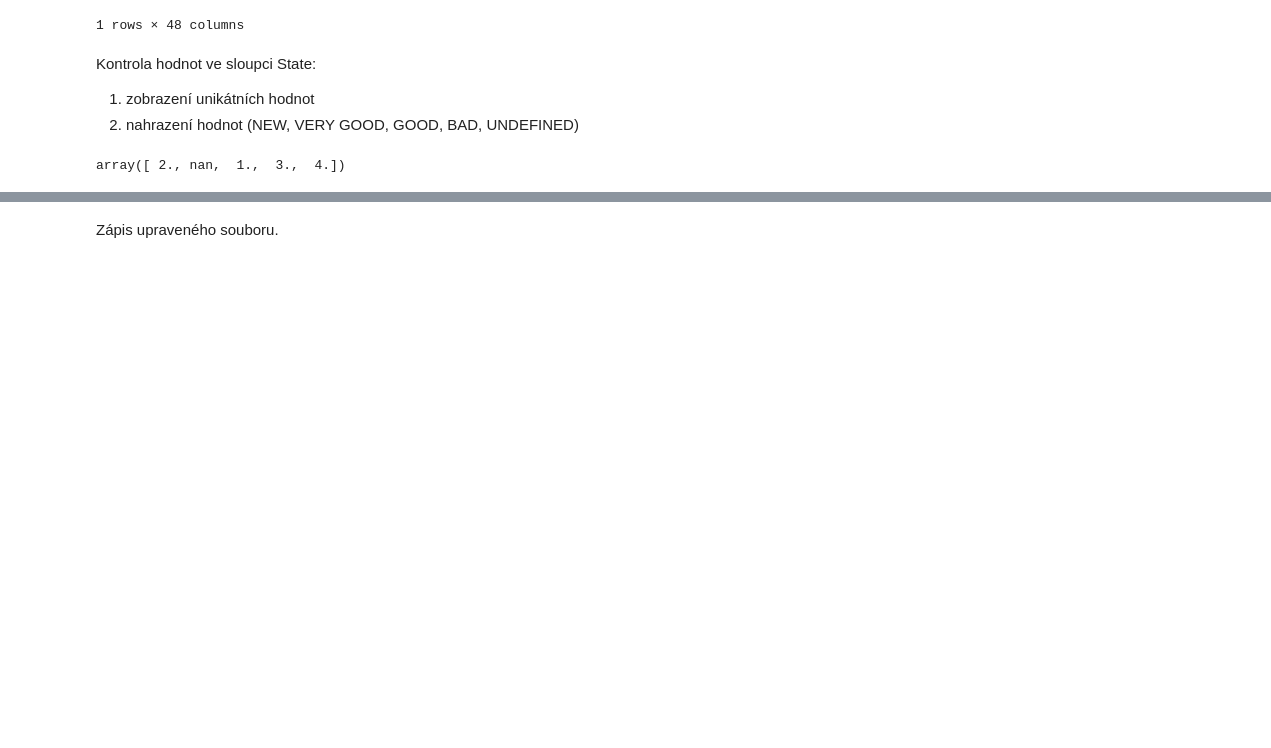
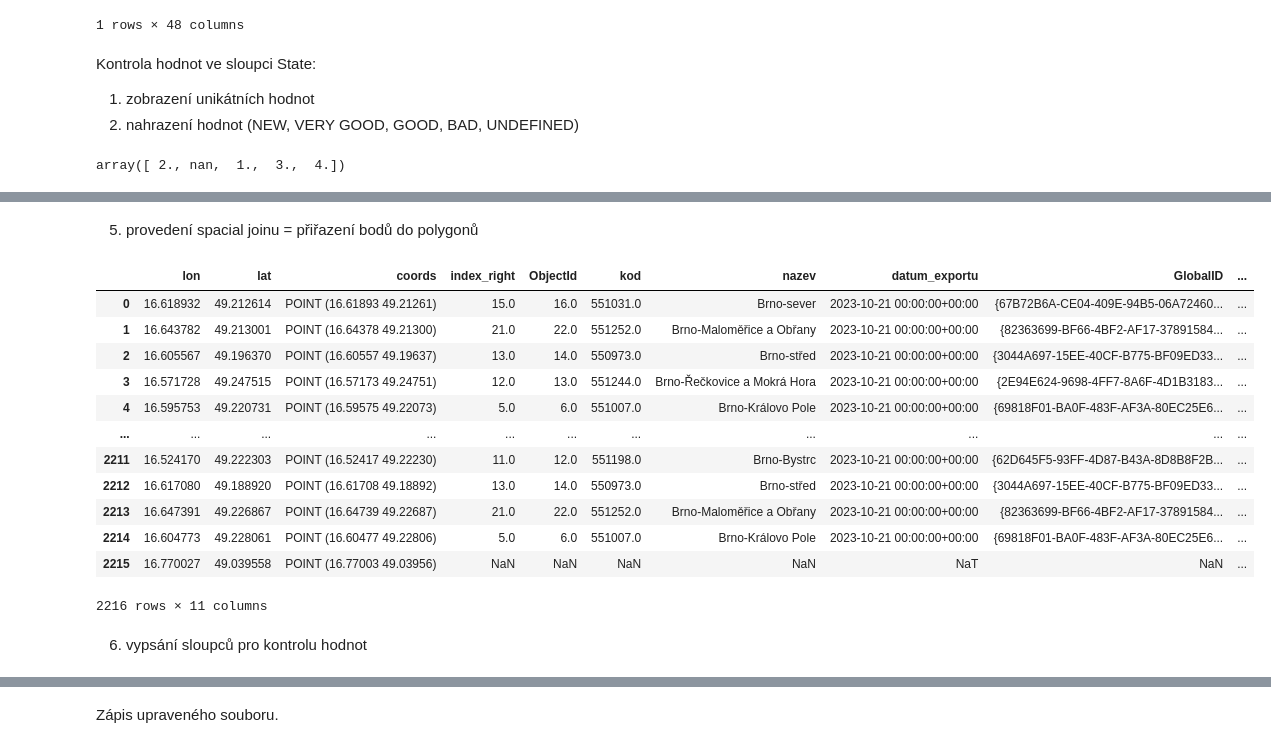
Before and after one commit to BacovskaMarcela/Project_Czechitas, a Jupyter notebook: Nemovitosti_tabulka.ipynb, the cells around one changed output, grey strips where cells are left out. Saved outputs shown, nothing was run; the diff lists cells and outputs as text; code cells hidden in the pictures; blank space fills up the shorter version.

```diff
--- a/Nemovitosti_tabulka.ipynb
+++ b/Nemovitosti_tabulka.ipynb
@@ -147,0 +79,21 @@ Result
+# %% [markdown]
+5. provedení spacial joinu = přiřazení bodů do polygonů
+# %%
+pointInPolys = gpd.tools.sjoin(points, city_districts, predicate="within", how='left')
+pointInPolys
+# %% [output]
+|  | lon | lat | coords | index_right | ObjectId | kod | nazev | datum_exportu | GlobalID | ... |
+| 0 | 16.618932 | 49.212614 | POINT (16.61893 49.21261) | 15.0 | 16.0 | 551031.0 | Brno-sever | 2023-10-21 00:00:00+00:00 | {67B72B6A-CE04-409E-94B5-06A72460... | ... |
+| 1 | 16.643782 | 49.213001 | POINT (16.64378 49.21300) | 21.0 | 22.0 | 551252.0 | Brno-Maloměřice a Obřany | 2023-10-21 00:00:00+00:00 | {82363699-BF66-4BF2-AF17-37891584... | ... |
+| 2 | 16.605567 | 49.196370 | POINT (16.60557 49.19637) | 13.0 | 14.0 | 550973.0 | Brno-střed | 2023-10-21 00:00:00+00:00 | {3044A697-15EE-40CF-B775-BF09ED33... | ... |
+| 3 | 16.571728 | 49.247515 | POINT (16.57173 49.24751) | 12.0 | 13.0 | 551244.0 | Brno-Řečkovice a Mokrá Hora | 2023-10-21 00:00:00+00:00 | {2E94E624-9698-4FF7-8A6F-4D1B3183... | ... |
+| 4 | 16.595753 | 49.220731 | POINT (16.59575 49.22073) | 5.0 | 6.0 | 551007.0 | Brno-Královo Pole | 2023-10-21 00:00:00+00:00 | {69818F01-BA0F-483F-AF3A-80EC25E6... | ... |
+| ... | ... | ... | ... | ... | ... | ... | ... | ... | ... | ... |
+| 2211 | 16.524170 | 49.222303 | POINT (16.52417 49.22230) | 11.0 | 12.0 | 551198.0 | Brno-Bystrc | 2023-10-21 00:00:00+00:00 | {62D645F5-93FF-4D87-B43A-8D8B8F2B... | ... |
+| 2212 | 16.617080 | 49.188920 | POINT (16.61708 49.18892) | 13.0 | 14.0 | 550973.0 | Brno-střed | 2023-10-21 00:00:00+00:00 | {3044A697-15EE-40CF-B775-BF09ED33... | ... |
+| 2213 | 16.647391 | 49.226867 | POINT (16.64739 49.22687) | 21.0 | 22.0 | 551252.0 | Brno-Maloměřice a Obřany | 2023-10-21 00:00:00+00:00 | {82363699-BF66-4BF2-AF17-37891584... | ... |
+| 2214 | 16.604773 | 49.228061 | POINT (16.60477 49.22806) | 5.0 | 6.0 | 551007.0 | Brno-Královo Pole | 2023-10-21 00:00:00+00:00 | {69818F01-BA0F-483F-AF3A-80EC25E6... | ... |
+| 2215 | 16.770027 | 49.039558 | POINT (16.77003 49.03956) | NaN | NaN | NaN | NaN | NaT | NaN | ... |
+2216 rows × 11 columns
+# %% [markdown]
+6. vypsání sloupců pro kontrolu hodnot
```
Also changed, not shown: parts of 28 cells of this notebook.
